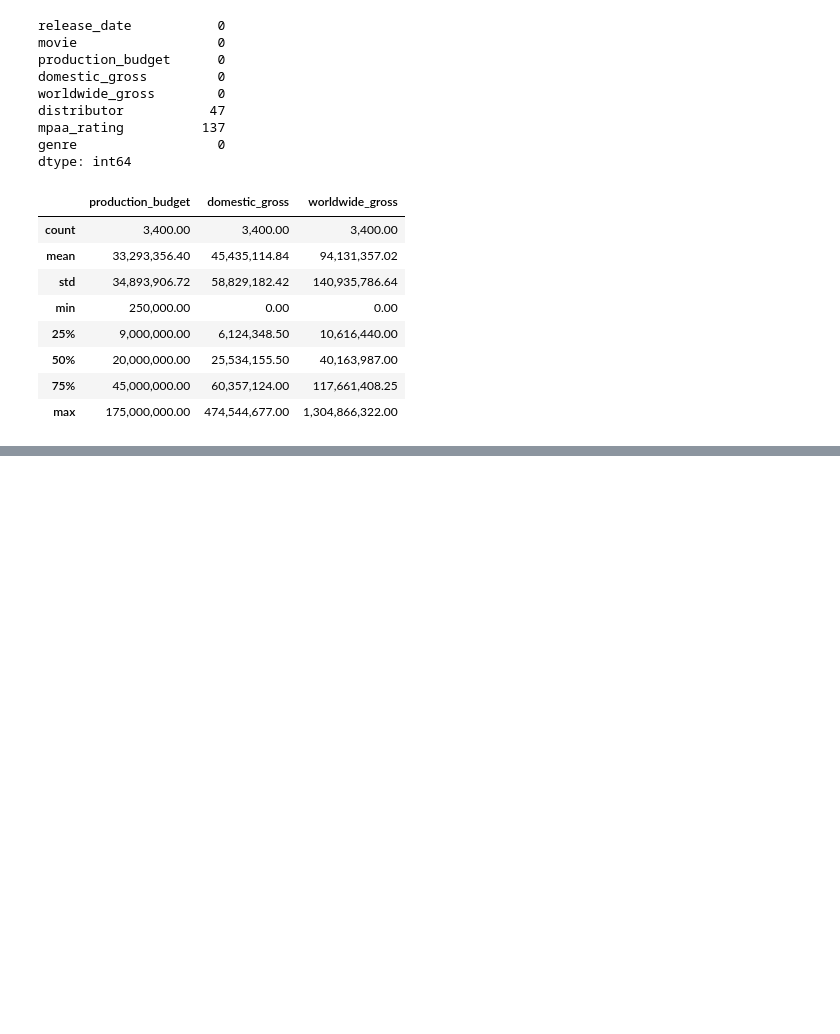
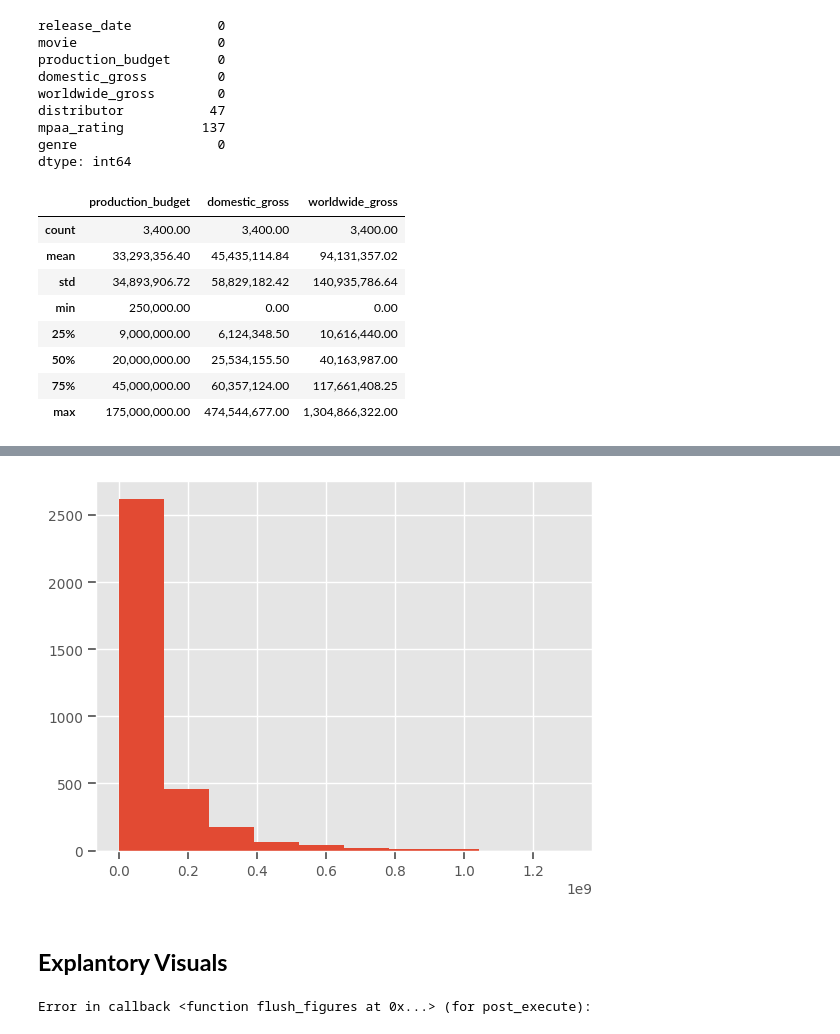
Before and after one commit to CatDawn29/Horror-Movie-Data-Halloween, a Jupyter notebook: Horror Movies.ipynb, the cells around one changed output, grey strips where cells are left out. Drawn from its saved outputs; the diff is of its cells as text; code cells hidden in the pictures; blank space fills up the shorter version.

```diff
--- a/Horror Movies.ipynb
+++ b/Horror Movies.ipynb
@@ -121,0 +132,6 @@ m_df.describe().round(2)
+# %%
+m_df['worldwide_gross'].hist();
+# %% [output]
+[figure, added]
+# %% [markdown]
+## **Explantory Visuals**
@@ -121,0 +140,8 @@ m_df.describe().round(2)
+# %%
+ax = sns.countplot(data = m_df, x = 'domestic_gross');
+ax.set_title('domestic_gross', fontsize=20)
+ax.set_ylabel('Percentage', fontsize=20)
+ax.set_xlabel("Dollars", fontsize=20)
+ax.grid()
+# %% [output]
+Error in callback <function flush_figures at 0x...> (for post_execute):
```
Also changed, not shown: parts of 4 cells of this notebook.
